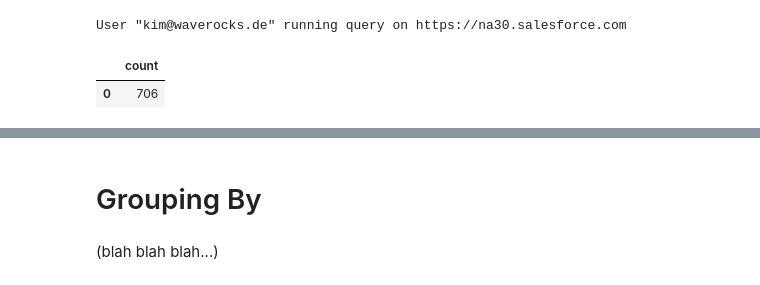
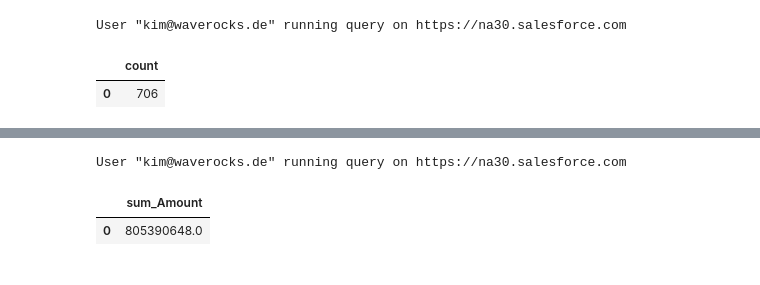
Before and after one commit to kimchouard/saql-notebooks, a Jupyter notebook: getting-started.ipynb, the cells around one changed output, grey strips where cells are left out. Cells and saved outputs as stored; diff of their text form; code cells hidden in the pictures.

```diff
--- a/getting-started.ipynb
+++ b/getting-started.ipynb
@@ -41,4 +47,9 @@ Last, but not least, as it is this line that will generate the output of your qu
-# %% [markdown]
-# Grouping By
-# %% [markdown]
-(blah blah blah...)
+# %%
+%%saql
+q = load "opportunities";
+q = group q by all;
+q = foreach q generate sum('Amount') as 'sum_Amount';
+# %% [output]
+User "kim@waverocks.de" running query on https://na30.salesforce.com
+|  | sum_Amount |
+| 0 | 805390648.0 |
```
Also changed, not shown: parts of 7 cells of this notebook, 3 other files.
